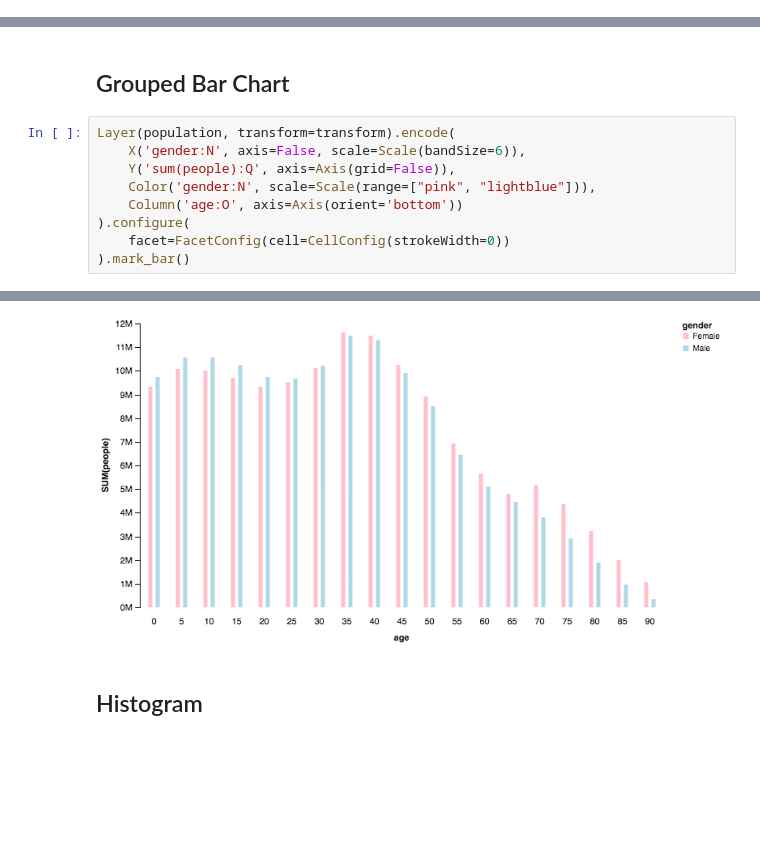
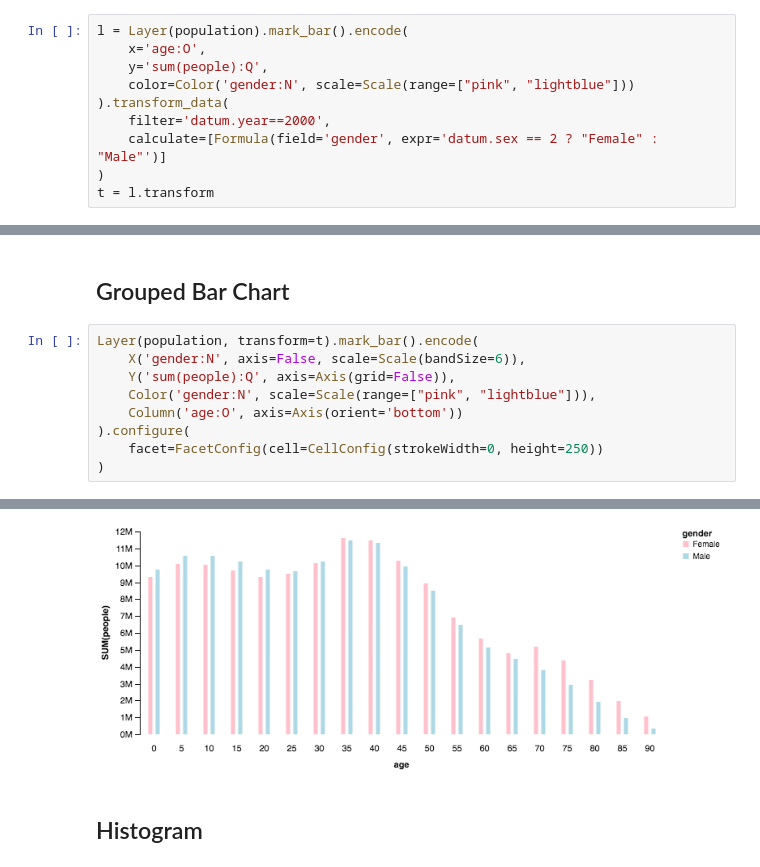
Before and after one commit to vega/altair, a Jupyter notebook: notebooks/BarCharts.ipynb, the cells around one changed output, grey strips where cells are left out. Drawn from its saved outputs; the diff is of its cells as text; blank space fills up the shorter version.

```diff
--- a/notebooks/BarCharts.ipynb
+++ b/notebooks/BarCharts.ipynb
@@ -44,3 +27,13 @@ Layer(population, transform=transform).encode(
+# %%
+l = Layer(population).mark_bar().encode(
+    x='age:O',
+    y='sum(people):Q',
+    color=Color('gender:N', scale=Scale(range=["pink", "lightblue"]))
+).transform_data(
+    filter='datum.year==2000',
+    calculate=[Formula(field='gender', expr='datum.sex == 2 ? "Female" : "Male"')]
+)
+t = l.transform
 # %% [markdown]
 ## Layered Bar Chart
 # %%
@@ -70,17 +64,17 @@ Layer(population, transform=transform).encode(
 # %% [markdown]
 ## Grouped Bar Chart
 # %%
-Layer(population, transform=transform).encode(
+Layer(population, transform=t).mark_bar().encode(
     X('gender:N', axis=False, scale=Scale(bandSize=6)),
     Y('sum(people):Q', axis=Axis(grid=False)),
     Color('gender:N', scale=Scale(range=["pink", "lightblue"])),
     Column('age:O', axis=Axis(orient='bottom'))
 ).configure(
-    facet=FacetConfig(cell=CellConfig(strokeWidth=0))
-).mark_bar()
+    facet=FacetConfig(cell=CellConfig(strokeWidth=0, height=250))
+)
 # %% [output]
 [interactive output not drawn]
-[figure, old version]
+[figure, new version]
 # %% [markdown]
 ## Histogram
 # %%
```
Also changed, not shown: parts of 6 cells of this notebook, 5 other files.
